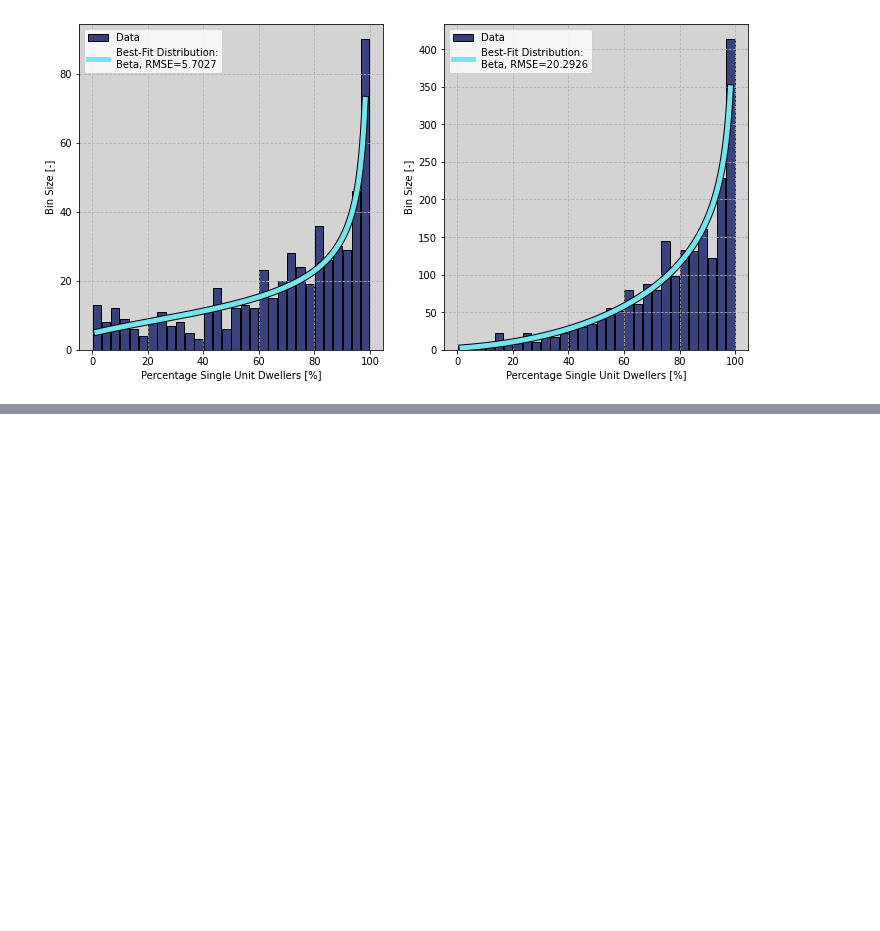
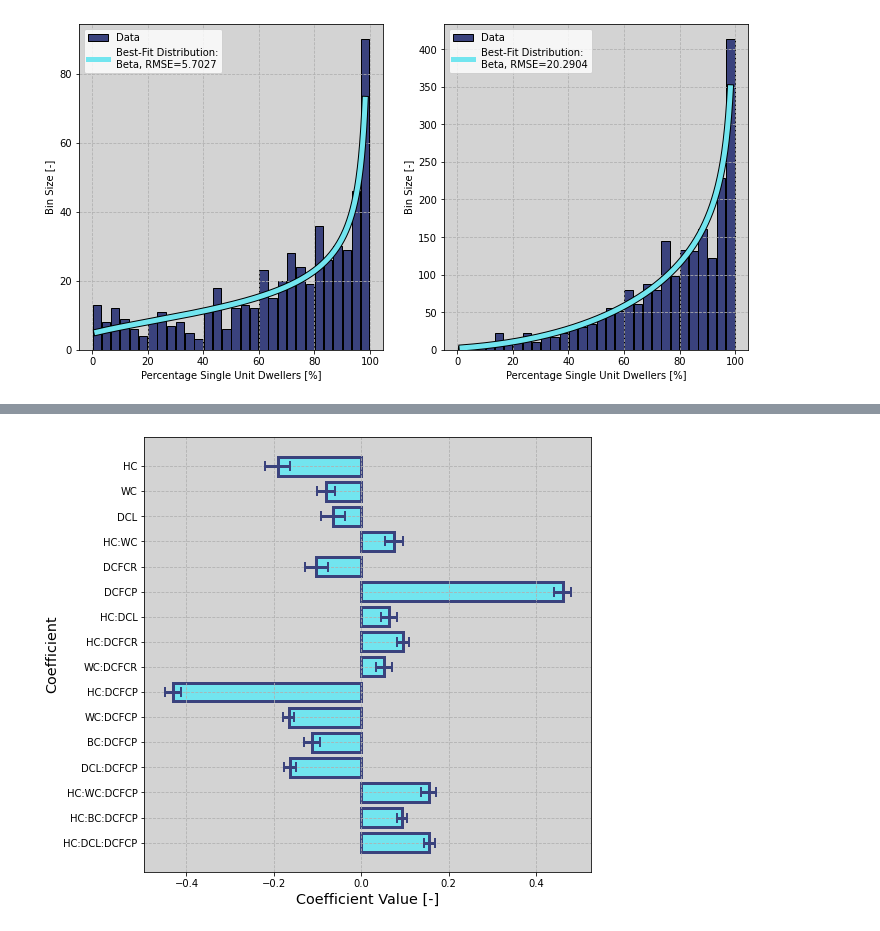
Before and after one commit to airabino/Vehicular_Operational_Inconvenience_Analysis, a Jupyter notebook: Dev.ipynb, the cells around one changed output, grey strips where cells are left out. Cells and saved outputs as stored; diff of their text form; code cells hidden in the pictures; blank space fills up the shorter version.

Commit message:
Aaron 2/28/2023 4:03 PM: Updated src and make_data script

```diff
--- a/Dev.ipynb
+++ b/Dev.ipynb
@@ -199,0 +203,4 @@ itin_denver_msa=src.process_nhts_data.FilterByAttribute(itin_national,'hh_msa','
+# %%
+#Producing regression results
+deep_reload(src)
+model,df_norm,data,maxes,mins=src.sic_formulae.ProduceRegressionResults(df_out)
@@ -199,0 +251,6 @@ itin_denver_msa=src.process_nhts_data.FilterByAttribute(itin_national,'hh_msa','
+# %%
+#Plotting significant model parameters
+deep_reload(src)
+fig=src.figures.SignificantParametersPlot(model,alpha=.01)
+# %% [output]
+[figure, added]
```
Also changed, not shown: parts of 9 cells of this notebook, 9 other files.
